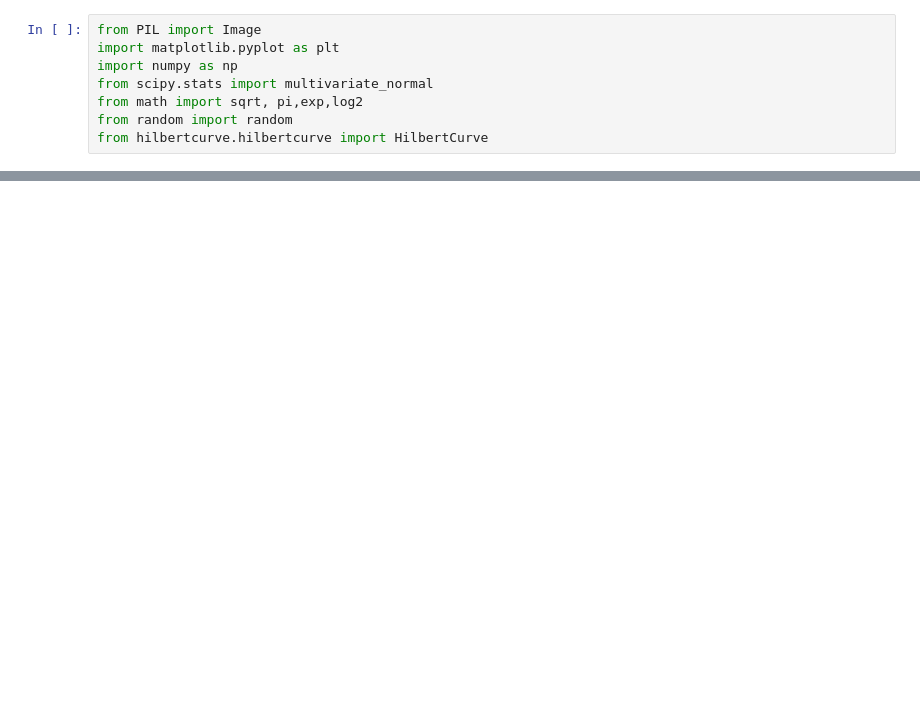
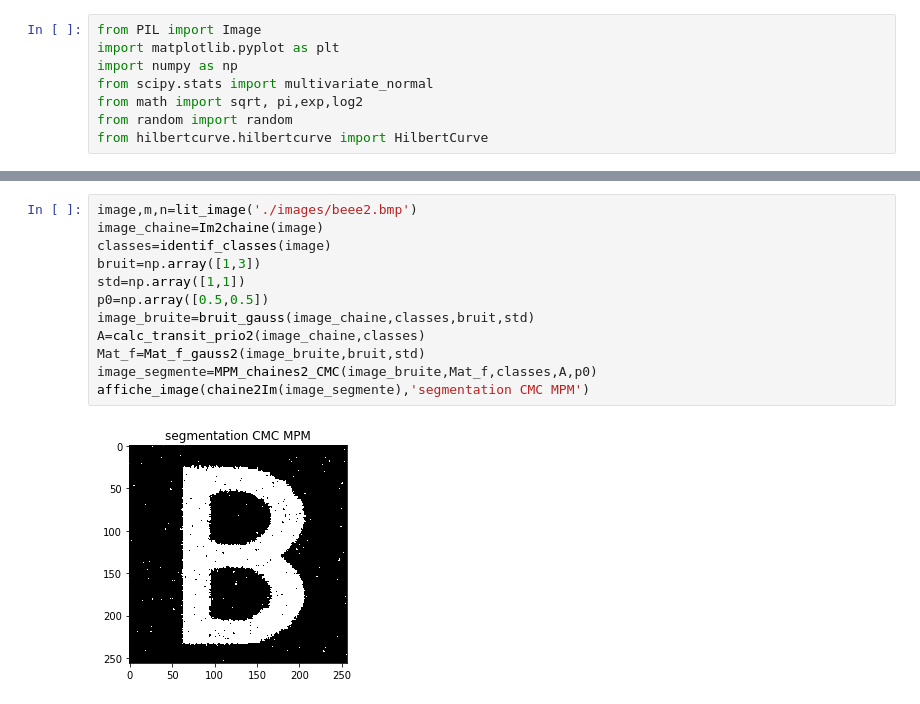
Before and after one commit to nicolas-dufour/semi-markov-image-segmentation, a Jupyter notebook: Coupled_markov.ipynb, the cells around one changed output, grey strips where cells are left out. Cells and saved outputs as stored; diff of their text form; blank space fills up the shorter version.

```diff
--- a/Coupled_markov.ipynb
+++ b/Coupled_markov.ipynb
@@ -129,0 +129,14 @@ affiche_image(chaine2Im(image_segmente),'segmentation CMC MPM')
+# %%
+image,m,n=lit_image('./images/beee2.bmp')
+image_chaine=Im2chaine(image)
+classes=identif_classes(image)
+bruit=np.array([1,3])
+std=np.array([1,1])
+p0=np.array([0.5,0.5])
+image_bruite=bruit_gauss(image_chaine,classes,bruit,std)
+A=calc_transit_prio2(image_chaine,classes)
+Mat_f=Mat_f_gauss2(image_bruite,bruit,std)
+image_segmente=MPM_chaines2_CMC(image_bruite,Mat_f,classes,A,p0)
+affiche_image(chaine2Im(image_segmente),'segmentation CMC MPM')
+# %% [output]
+[figure, added]
```
Also changed, not shown: parts of 5 cells of this notebook.
